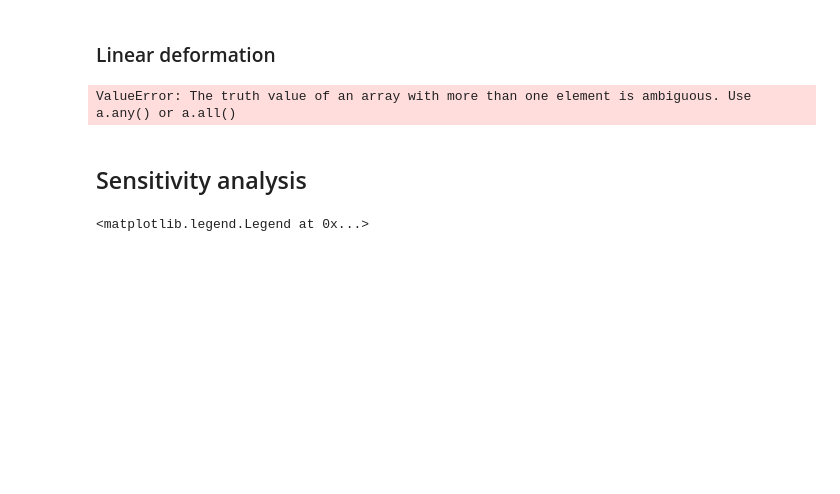
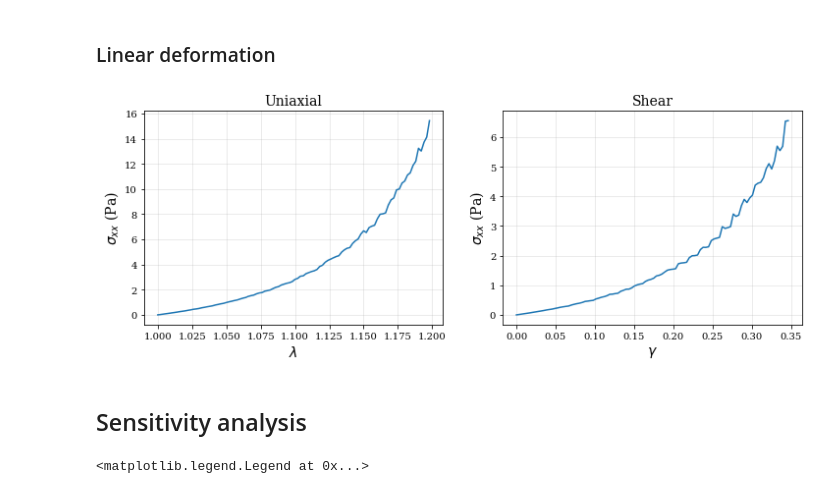
Before and after one commit to luisrlp/biopolymer-networks, a Jupyter notebook: 2_affnet_cl_ai_rnd/an_cl_ai_rnd.ipynb, the cells around one changed output. Drawn from its saved outputs; the diff is of its cells as text; code cells hidden in the pictures; blank space fills up the shorter version.

```diff
--- a/2_affnet_cl_ai_rnd/an_cl_ai_rnd.ipynb
+++ b/2_affnet_cl_ai_rnd/an_cl_ai_rnd.ipynb
@@ -313,78 +314,52 @@ stress_array_uni[0, -20:], stress_array_sh[0, -20:]
 'UNIAXIAL and SHEAR'
 stretch_list, shear_list = [], []
 material_properties = base_material_properties.copy()
 
 stretch_initial = 1.0
-stretch_max = 1.3
+stretch_max = 1.2
 shear_initial = 0.0
-shear_max = 0.3
+shear_max = 0.35
 nsteps = 100
 dstretch = (stretch_max-stretch_initial)/nsteps
-dshear = (stretch_max-stretch_initial)/nsteps
+dshear = (shear_max-shear_initial)/nsteps
 
-time = [0, 0]
-dtime=0.1
-
-time_array = np.arange(time_initial, time_max, dtime)
 stress_array_uni, stress_array_sh = np.zeros((1, nsteps)), np.zeros((1, nsteps))
 stretch_array = np.arange(stretch_initial, stretch_max, dstretch)
 shear_array = np.arange(shear_initial, shear_max, dshear)
 
+time = [0, 0]
+dtime=0.1
 kstep=1
 for i, stretch in enumerate(stretch_array):
     F = dfgrd('U', stretch)
     stress_uni = umatpy.run_umat_py(material_properties, F, time, dtime, kstep)
     stress_array_uni[0,i] = stress_uni[0]
     time[0] += dtime
     kstep += 1
 
+time = [0, 0]
 kstep=1
-for j, shear in enumerate(np.arange(shear_array)):
+for j, shear in enumerate(shear_array):
     F = dfgrd('SSx', shear)
     stress_sh = umatpy.run_umat_py(material_properties, F, time, dtime, kstep)
-    stress_array_sh[0,j] = stress_sh[0]
+    stress_array_sh[0,j] = stress_sh[1] - stress_sh[2]
     time[0] += dtime
     kstep += 1
 
 
-for j, t in enumerate(time_array):
-    stretch = ramp(t, ramp_time, stretch_initial, stretch_max)
-    shear = ramp(t, ramp_time, shear_initial, shear_max)
-    stretch_list.append(stretch)
-    shear_list.append(shear)
-    F_uni = dfgrd('U', stretch)
-    F_sh = dfgrd('SSx', shear)
-    stress_uni = umatpy.run_umat_py(material_properties, F_uni, [t, t+dtime], dtime, kstep)
-    stress_array_uni[0,j] = stress_uni[0]
-    stress_sh = umatpy.run_umat_py(material_properties, F_sh, [t, t+dtime], dtime, kstep)
-    stress_array_sh[0,j] = stress_sh[1]-stress_sh[2]
-    # time[0] += dtime
-    kstep += 1
-
 fig, axs = plt.subplots(1,2, figsize = (12,4))
-axs[0,0].plot(time_array, stretch_list)
-axs[0,0].set_xlabel('$t$', fontsize=14)
-axs[0,0].set_ylabel('$\lambda$', fontsize=14)
-axs[0,0].set_title('Uniaxial', fontsize=14)
-axs[0,0].grid(alpha=0.3)
-axs[0,0].set_ylim((1.,stretch_max*1.01))
-axs[1,0].plot(time_array, stress_array_uni[0, :])
-axs[1,0].set_xlabel('$t$', fontsize=14)
-axs[1,0].set_ylabel('$\\sigma_{xx}$ (Pa)', fontsize=14)
-axs[1,0].grid(alpha=0.3)
-
-axs[0,1].plot(time_array, shear_list)
-axs[0,1].set_xlabel('$t$', fontsize=14)
-axs[0,1].set_ylabel('$\gamma$', fontsize=14)
-axs[0,1].set_title('Shear', fontsize=14)
-axs[0,1].grid(alpha=0.3)
-axs[0,1].set_ylim((0,shear_max*1.1))
-axs[1,1].plot(time_array, stress_array_sh[0, :])
-axs[1,1].set_xlabel('$t$', fontsize=14)
-axs[1,1].set_ylabel('$\\sigma_{yy}$ (Pa)', fontsize=14)
-axs[1,1].grid(alpha=0.3)
+axs[0].plot(stretch_array, stress_array_uni[0,:])
+axs[0].set_xlabel('$\lambda$', fontsize=14)
+axs[0].set_ylabel('$\\sigma_{xx}$ (Pa)', fontsize=14)
+axs[0].set_title('Uniaxial', fontsize=14)
+axs[0].grid(alpha=0.3)
+axs[1].plot(shear_array, stress_array_sh[0, :])
+axs[1].set_xlabel('$\gamma$', fontsize=14)
+axs[1].set_ylabel('$\\sigma_{xx}$ (Pa)', fontsize=14)
+axs[1].set_title('Shear', fontsize=14)
+axs[1].grid(alpha=0.3)
 # %% [output]
-ValueError: The truth value of an array with more than one element is ambiguous. Use a.any() or a.all()
+[figure, added]
 # %% [markdown]
 ## Sensitivity analysis
 # %%
```
Also changed, not shown: parts of 14 cells of this notebook, 13 other files.
